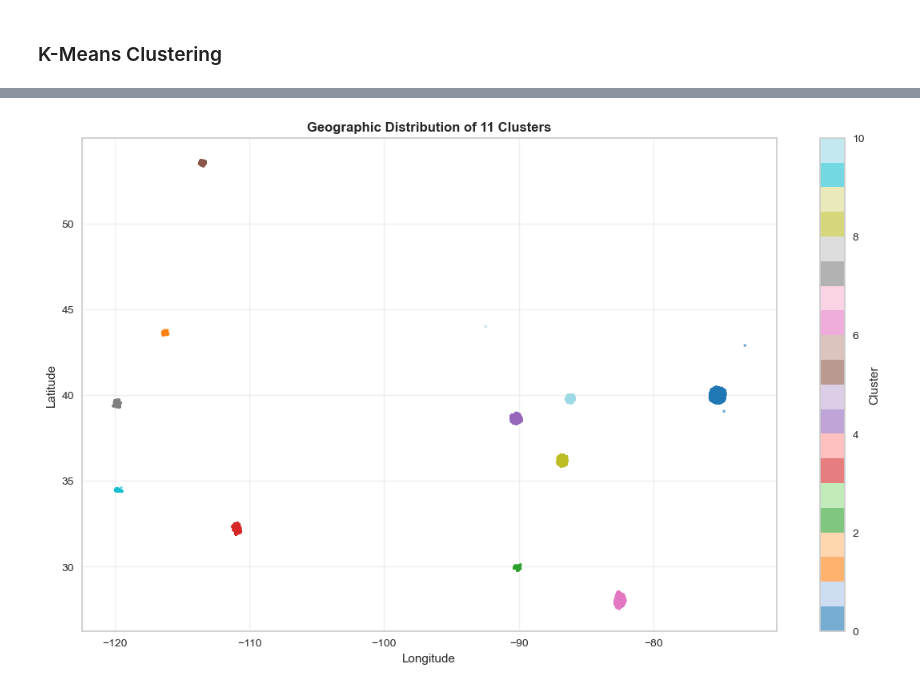
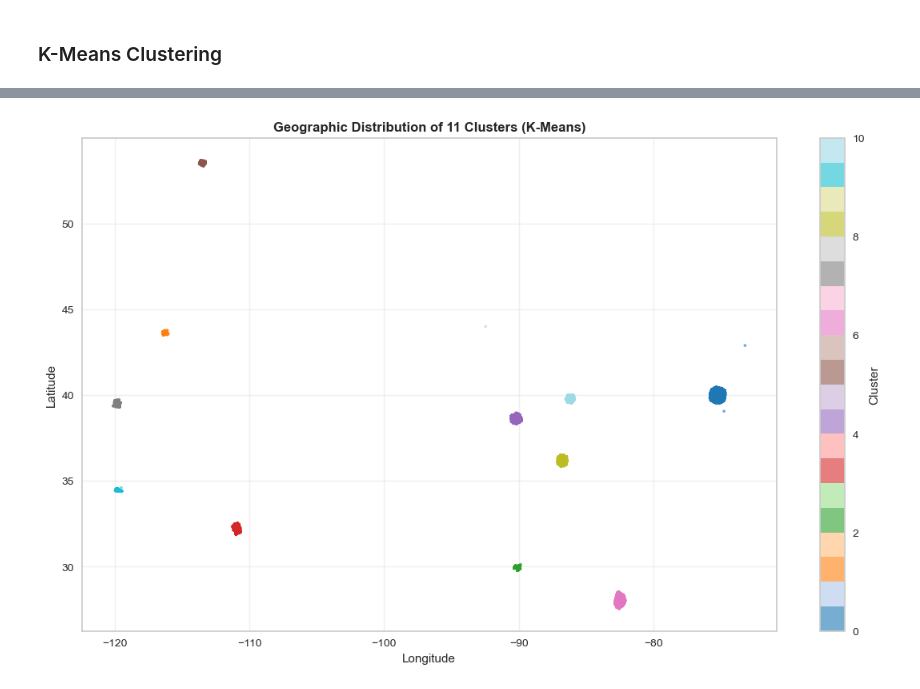
Before and after one commit to junaidazhar42/YelpSphere-Geo-Based-Cluster-Analysis, a Jupyter notebook: main.ipynb, the cells around one changed output, grey strips where cells are left out. Saved outputs shown, nothing was run; the diff lists cells and outputs as text; code cells hidden in the pictures.

```diff
--- a/main.ipynb
+++ b/main.ipynb
@@ -564,13 +567 @@ print(f"The best k by Silhoette Score is {best_k}")
 The best k by Silhoette Score is 11
-# %%
-# Fitting the final model
-
-kmeans = KMeans(n_clusters = best_k,
-                init = 'k-means++',
-                n_init = 15,
-                max_iter = 300,
-                random_state = 42)
-
-df['cluster'] = kmeans.fit_predict(geo_features)
-
-print(df['cluster'].value_counts().sort_index())
@@ -590,0 +568,13 @@ Name: count, dtype: int64
+# %%
+# Fitting the final K-Means model
+
+kmeans = KMeans(n_clusters = best_k,
+                init = 'k-means++',
+                n_init = 15,
+                max_iter = 300,
+                random_state = 42)
+
+df['cluster_kmeans'] = kmeans.fit_predict(geo_features)
+
+print("Number of K-Means clusters: ", df['cluster_kmeans'].nunique())
+print(df['cluster_kmeans'].value_counts().sort_index())
@@ -591,13 +596,13 @@ Name: count, dtype: int64
 # %%
 plt.figure(figsize=(14,8))
 scatter = plt.scatter(df['longitude'], df['latitude'],
-                     c=df['cluster'], cmap='tab20',
+                     c=df['cluster_kmeans'], cmap='tab20',
                      s=5, alpha=0.6)
 plt.colorbar(scatter, label='Cluster')
-plt.title(f'Geographic Distribution of {best_k} Clusters', fontweight = 'bold')
+plt.title(f'Geographic Distribution of {best_k} Clusters (K-Means)', fontweight = 'bold')
 plt.xlabel('Longitude')
 plt.ylabel('Latitude')
 plt.grid(True, alpha=0.3)
 plt.show()
 # %% [output]
-[figure, old version]
+[figure, new version]
```
Also changed, not shown: parts of 14 cells of this notebook.
